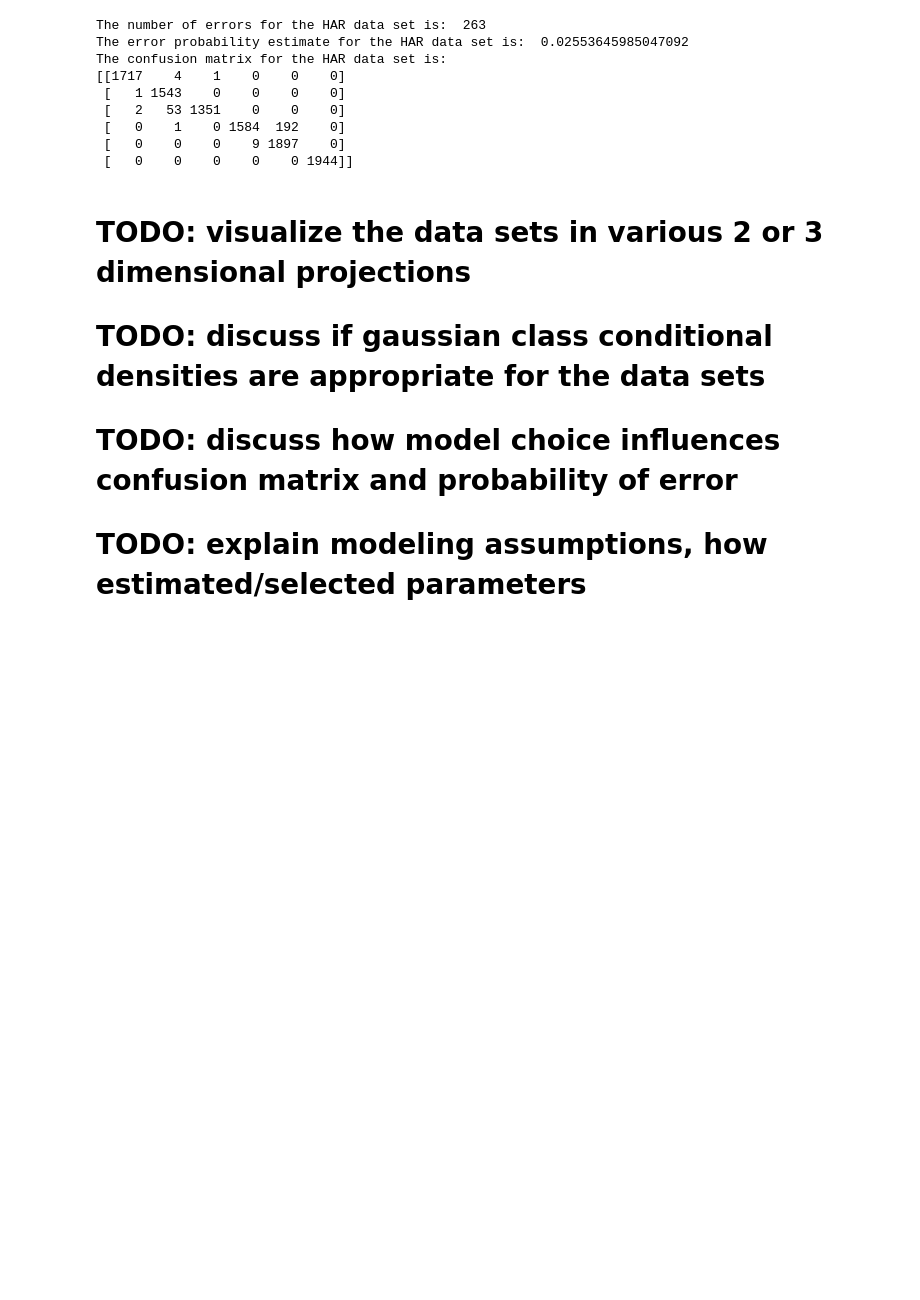
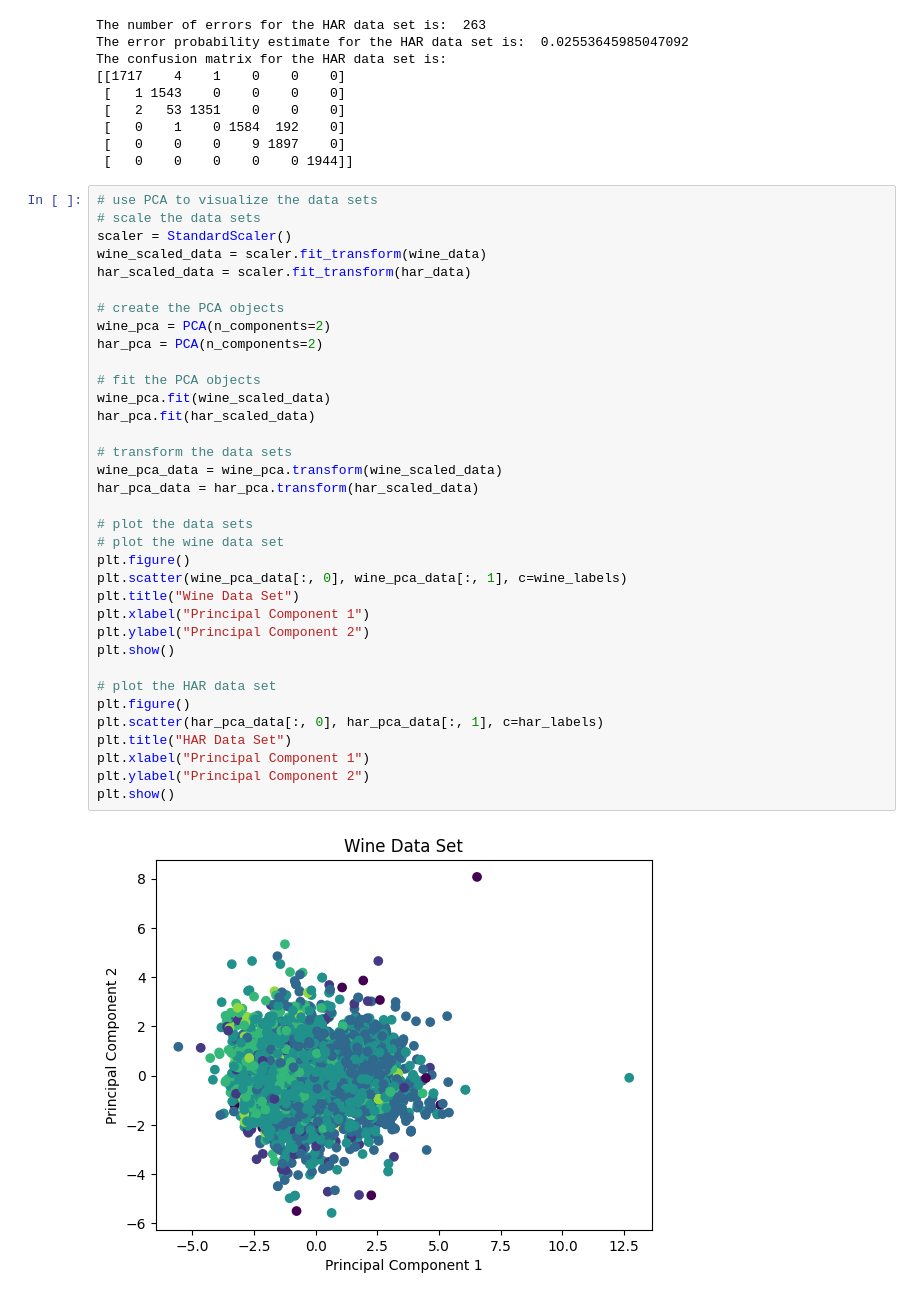
Before and after one commit to chrisswagler/machine-learning, a Jupyter notebook: PS1/p3.ipynb, the cells around one changed output. Cells and saved outputs as stored; diff of their text form; blank space fills up the shorter version.

Commit message:
Add PCA visualization; finish TODOs

```diff
--- a/PS1/p3.ipynb
+++ b/PS1/p3.ipynb
@@ -231,8 +234,40 @@ The confusion matrix for the HAR data set is:
  [   0    1    0 1584  192    0]
  [   0    0    0    9 1897    0]
  [   0    0    0    0    0 1944]]
-# %% [markdown]
-# TODO: visualize the data sets in various 2 or 3 dimensional projections
-# TODO: discuss if gaussian class conditional densities are appropriate for the data sets
-# TODO: discuss how model choice influences confusion matrix and probability of error
-# TODO: explain modeling assumptions, how estimated/selected parameters
+# %%
+# use PCA to visualize the data sets
+# scale the data sets
+scaler = StandardScaler()
+wine_scaled_data = scaler.fit_transform(wine_data)
+har_scaled_data = scaler.fit_transform(har_data)
+
+# create the PCA objects
+wine_pca = PCA(n_components=2)
+har_pca = PCA(n_components=2)
+
+# fit the PCA objects
+wine_pca.fit(wine_scaled_data)
+har_pca.fit(har_scaled_data)
+
+# transform the data sets
+wine_pca_data = wine_pca.transform(wine_scaled_data)
+har_pca_data = har_pca.transform(har_scaled_data)
+
+# plot the data sets
+# plot the wine data set
+plt.figure()
+plt.scatter(wine_pca_data[:, 0], wine_pca_data[:, 1], c=wine_labels)
+plt.title("Wine Data Set")
+plt.xlabel("Principal Component 1")
+plt.ylabel("Principal Component 2")
+plt.show()
+
+# plot the HAR data set
+plt.figure()
+plt.scatter(har_pca_data[:, 0], har_pca_data[:, 1], c=har_labels)
+plt.title("HAR Data Set")
+plt.xlabel("Principal Component 1")
+plt.ylabel("Principal Component 2")
+plt.show()
+# %% [output]
+[figure, added]
```
Also changed, not shown: parts of 6 cells of this notebook.
